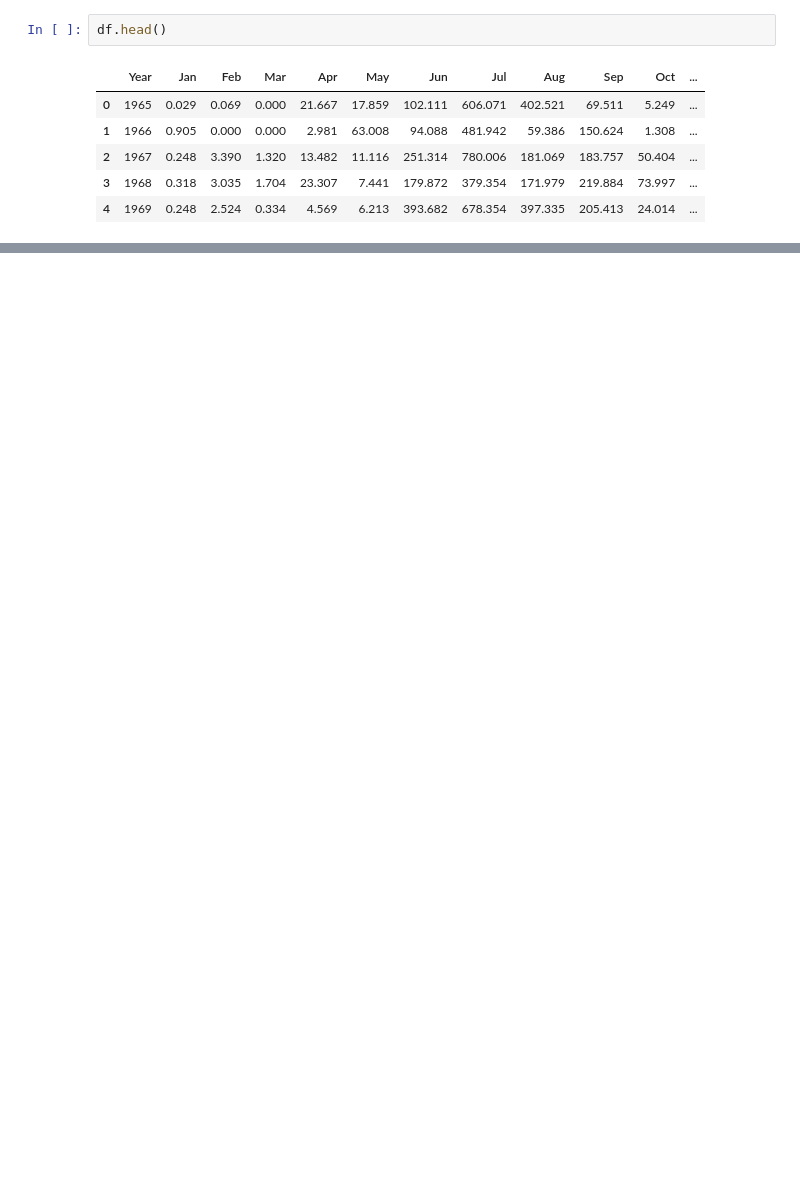
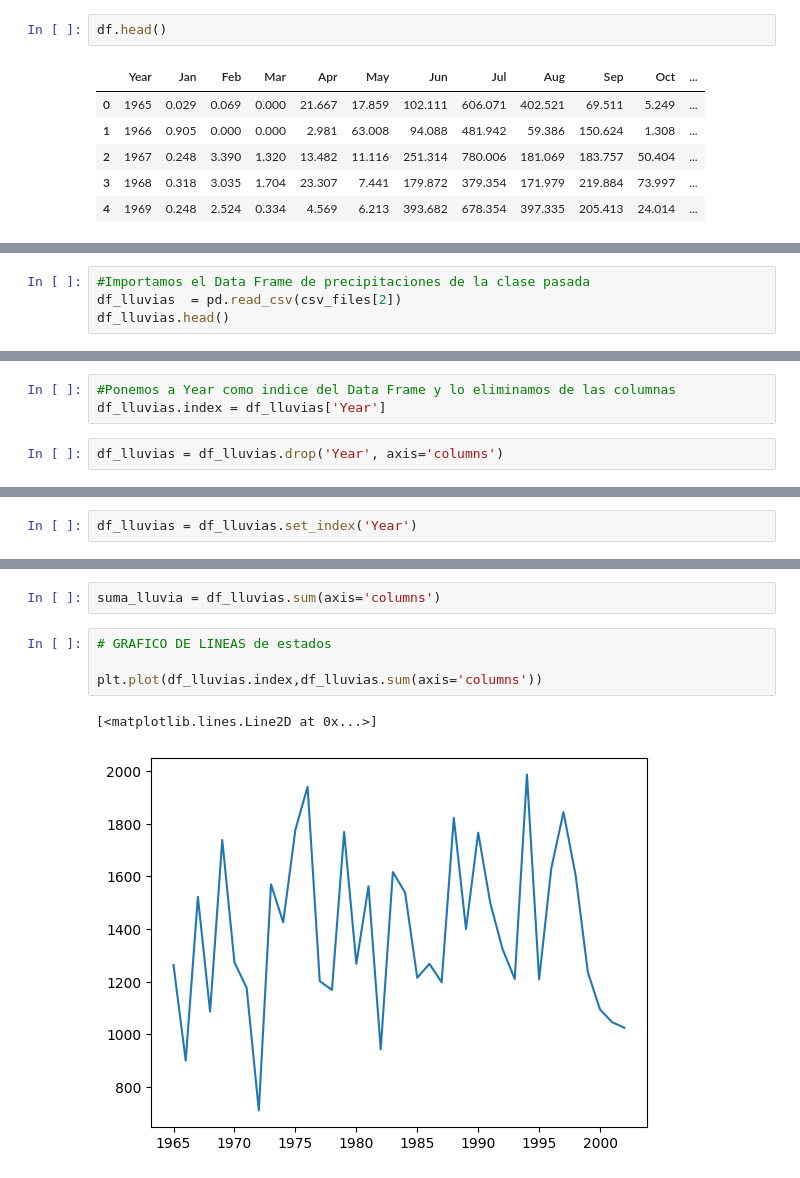
Before and after one commit to MezaMauricio/Portfolio, a Jupyter notebook: C04.ipynb, the cells around one changed output, grey strips where cells are left out. Saved outputs shown, nothing was run; the diff lists cells and outputs as text; blank space fills up the shorter version.

```diff
--- a/C04.ipynb
+++ b/C04.ipynb
@@ -132,0 +144,4 @@ df.reset_index().head()
+# %%
+#Importamos el Data Frame de precipitaciones de la clase pasada
+df_lluvias  = pd.read_csv(csv_files[2])
+df_lluvias.head()
@@ -132,0 +155,5 @@ df.reset_index().head()
+# %%
+#Ponemos a Year como indice del Data Frame y lo eliminamos de las columnas
+df_lluvias.index = df_lluvias['Year']
+# %%
+df_lluvias = df_lluvias.drop('Year', axis='columns')
@@ -132,0 +176,2 @@ df.reset_index().head()
+# %%
+df_lluvias = df_lluvias.set_index('Year')
@@ -132,0 +184,9 @@ df.reset_index().head()
+# %%
+suma_lluvia = df_lluvias.sum(axis='columns')
+# %%
+# GRAFICO DE LINEAS de estados
+
+plt.plot(df_lluvias.index,df_lluvias.sum(axis='columns'))
+# %% [output]
+[<matplotlib.lines.Line2D at 0x...>]
+[figure, added]
```
Also changed, not shown: parts of 19 cells of this notebook, 1 other file.
